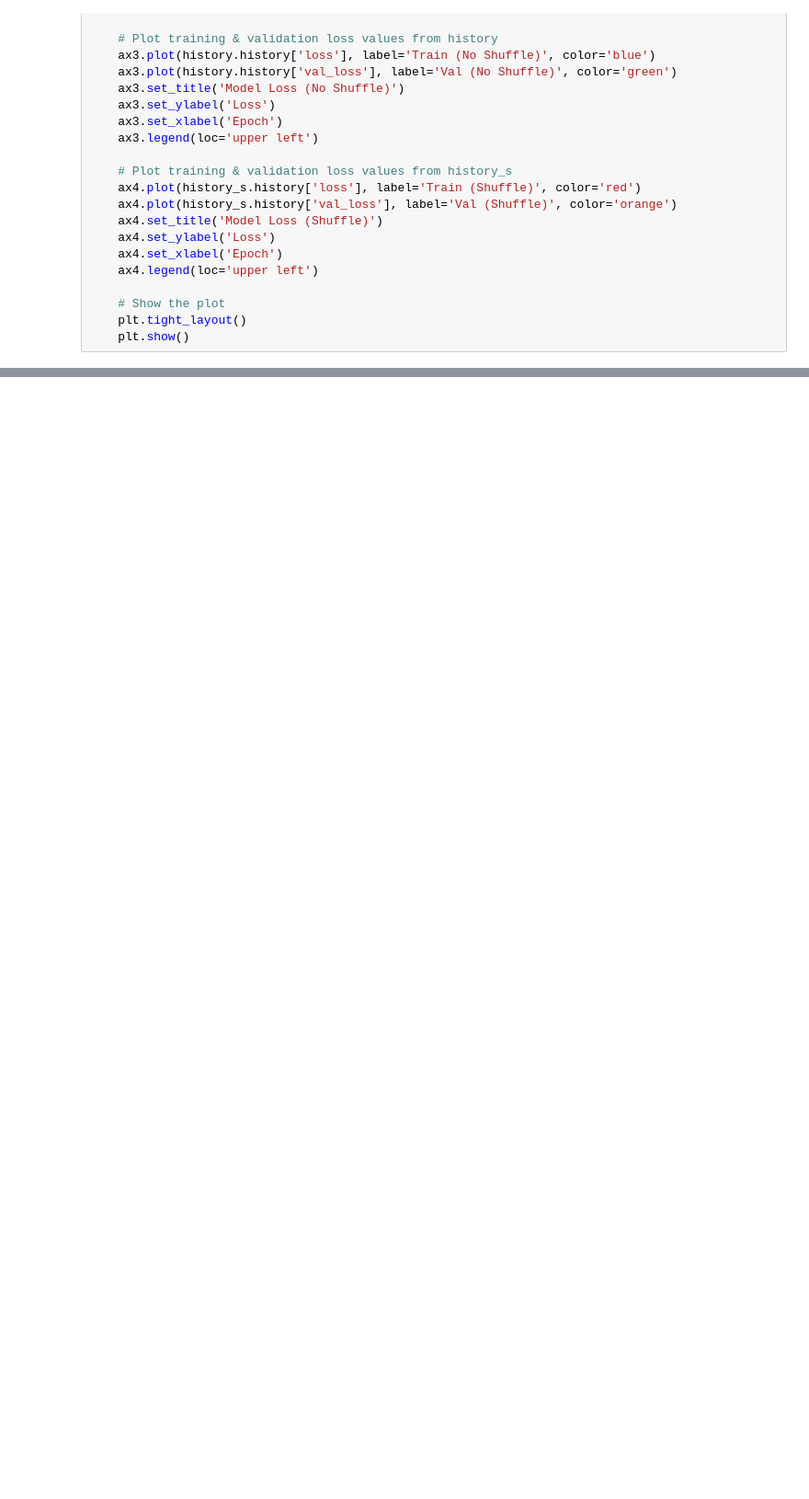
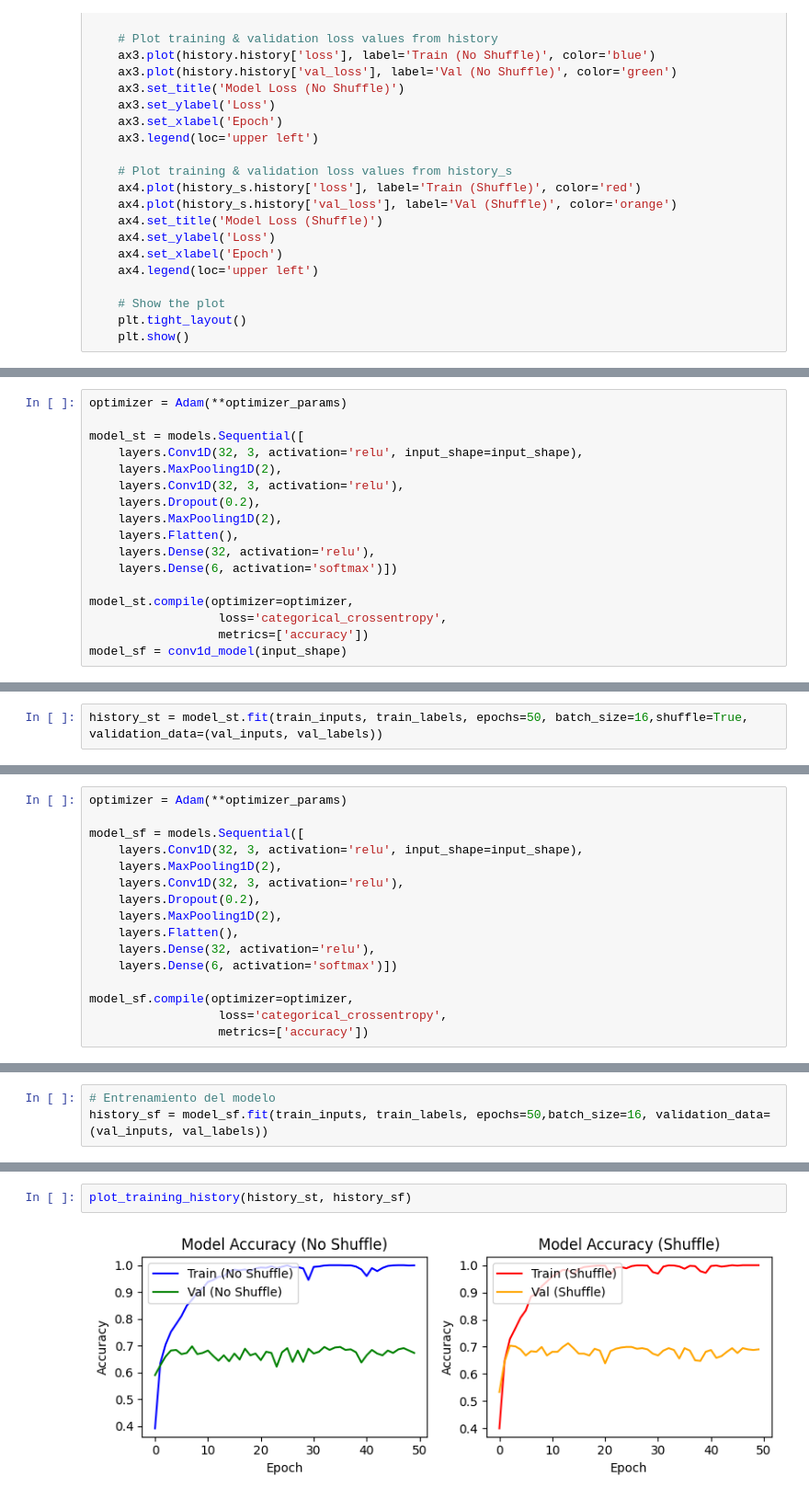
Before and after one commit to katumbac/CNN, a Jupyter notebook: datosmatCorrecto.ipynb, the cells around one changed output, grey strips where cells are left out. Shown at 92% size. Drawn from its saved outputs; the diff is of its cells as text; blank space fills up the shorter version.

```diff
--- a/datosmatCorrecto.ipynb
+++ b/datosmatCorrecto.ipynb
@@ -304,0 +281,17 @@ Test loss: 2.300757884979248
+# %%
+optimizer = Adam(**optimizer_params)
+
+model_st = models.Sequential([
+    layers.Conv1D(32, 3, activation='relu', input_shape=input_shape),
+    layers.MaxPooling1D(2),
+    layers.Conv1D(32, 3, activation='relu'),
+    layers.Dropout(0.2),
+    layers.MaxPooling1D(2),
+    layers.Flatten(),
+    layers.Dense(32, activation='relu'),
+    layers.Dense(6, activation='softmax')])
+
+model_st.compile(optimizer=optimizer,
+                  loss='categorical_crossentropy',
+                  metrics=['accuracy'])
+model_sf = conv1d_model(input_shape)
@@ -304,0 +324,2 @@ Test loss: 2.300757884979248
+# %%
+history_st = model_st.fit(train_inputs, train_labels, epochs=50, batch_size=16,shuffle=True, validation_data=(val_inputs, val_labels))
@@ -304,0 +346,16 @@ Test loss: 2.300757884979248
+# %%
+optimizer = Adam(**optimizer_params)
+
+model_sf = models.Sequential([
+    layers.Conv1D(32, 3, activation='relu', input_shape=input_shape),
+    layers.MaxPooling1D(2),
+    layers.Conv1D(32, 3, activation='relu'),
+    layers.Dropout(0.2),
+    layers.MaxPooling1D(2),
+    layers.Flatten(),
+    layers.Dense(32, activation='relu'),
+    layers.Dense(6, activation='softmax')])
+
+model_sf.compile(optimizer=optimizer,
+                  loss='categorical_crossentropy',
+                  metrics=['accuracy'])
@@ -304,0 +388,3 @@ Test loss: 2.300757884979248
+# %%
+# Entrenamiento del modelo
+history_sf = model_sf.fit(train_inputs, train_labels, epochs=50,batch_size=16, validation_data=(val_inputs, val_labels))
@@ -304,0 +430,4 @@ Test loss: 2.300757884979248
+# %%
+plot_training_history(history_st, history_sf)
+# %% [output]
+[figure, added]
```
Also changed, not shown: parts of 19 cells of this notebook.
